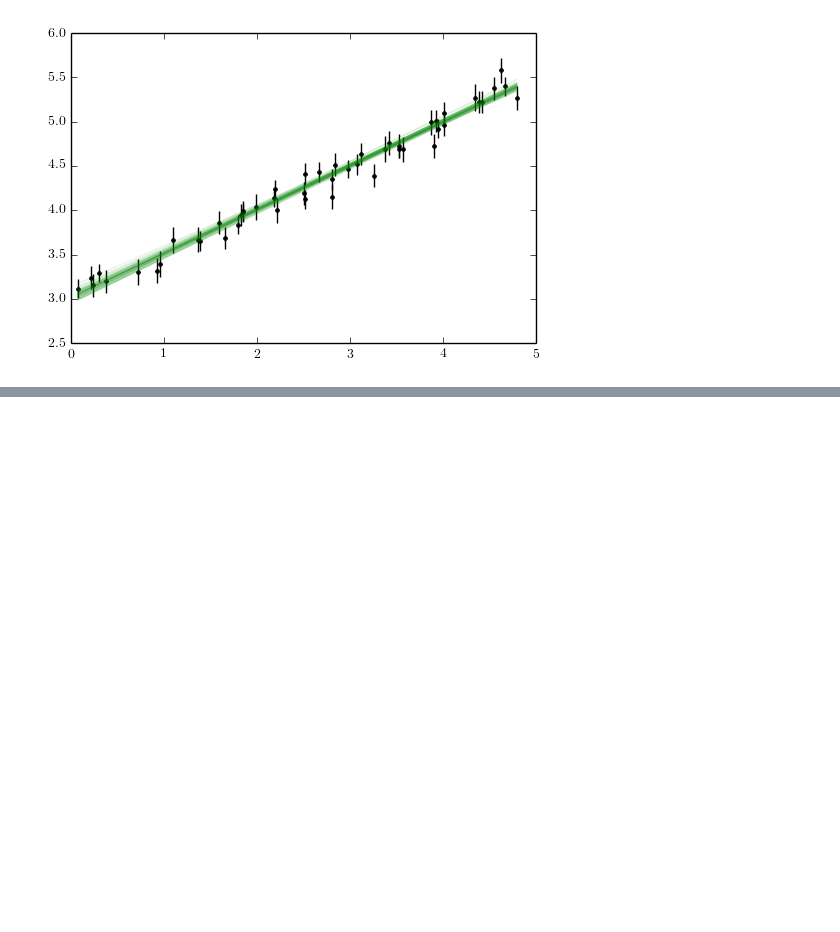
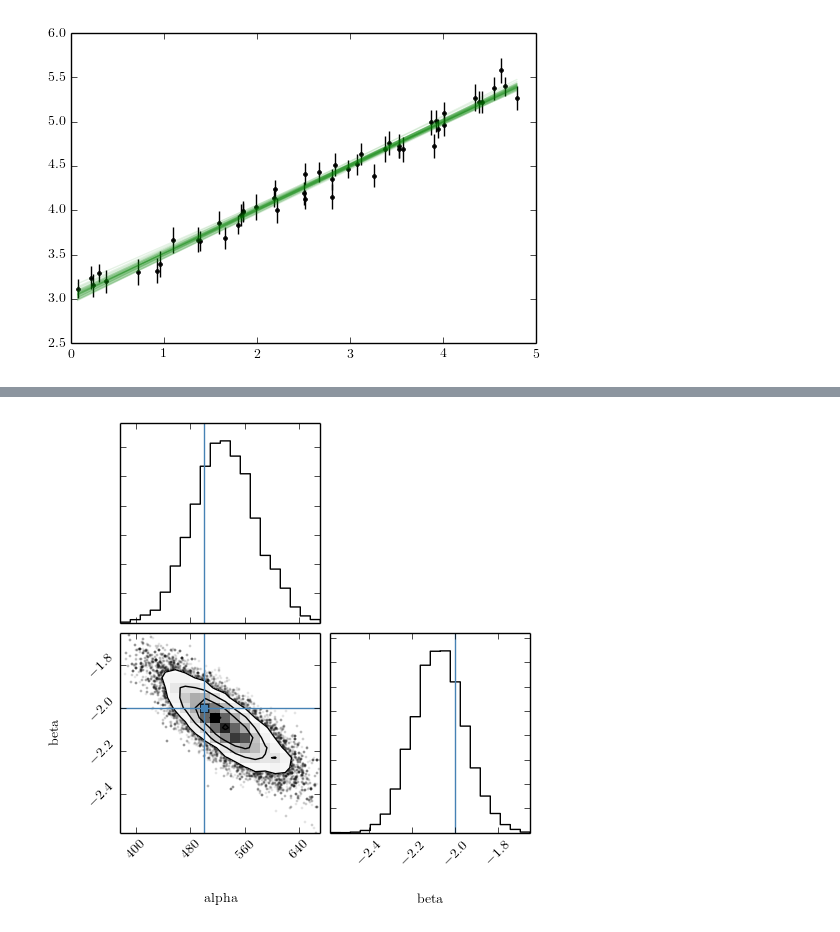
Before and after one commit to LocalGroupAstrostatistics2015/MCMC, a Jupyter notebook: MCMC tutorial (solutions).ipynb, the cells around one changed output, grey strips where cells are left out. Saved outputs shown, nothing was run; the diff lists cells and outputs as text; code cells hidden in the pictures; blank space fills up the shorter version.

```diff
--- a/MCMC tutorial (solutions).ipynb
+++ b/MCMC tutorial (solutions).ipynb
@@ -337,0 +412,4 @@ len(events)
+# %%
+triangle.corner(chain[nburn:], labels=["alpha", "beta"], truths=[500, -2]);
+# %% [output]
+[figure, added]
```
Also changed, not shown: parts of 16 cells of this notebook, 2 other files.
